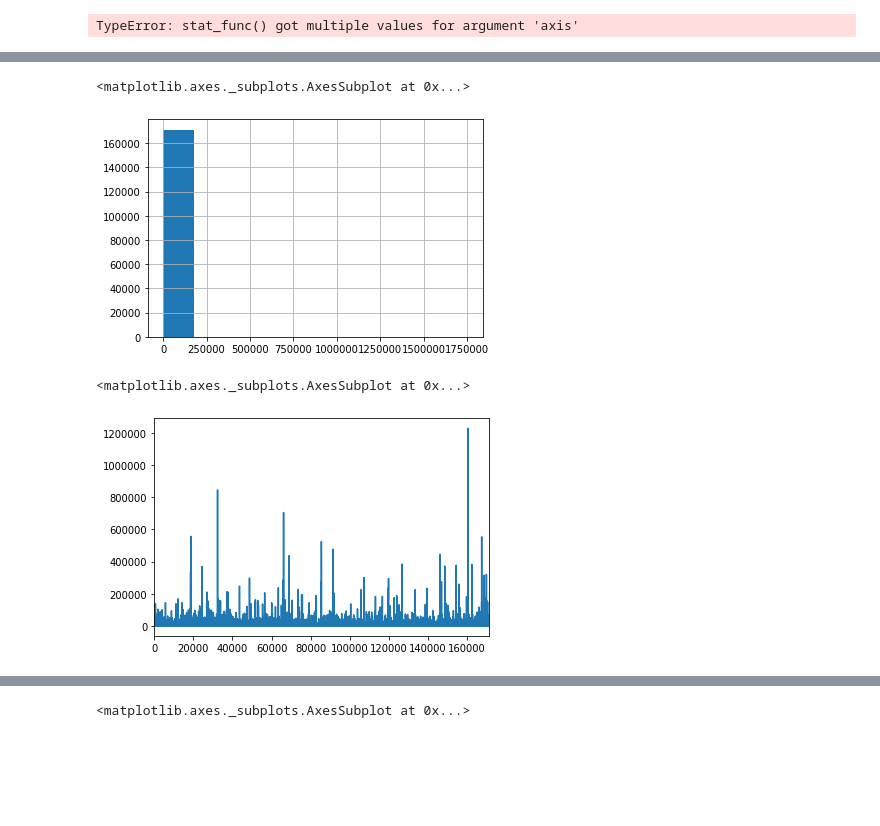
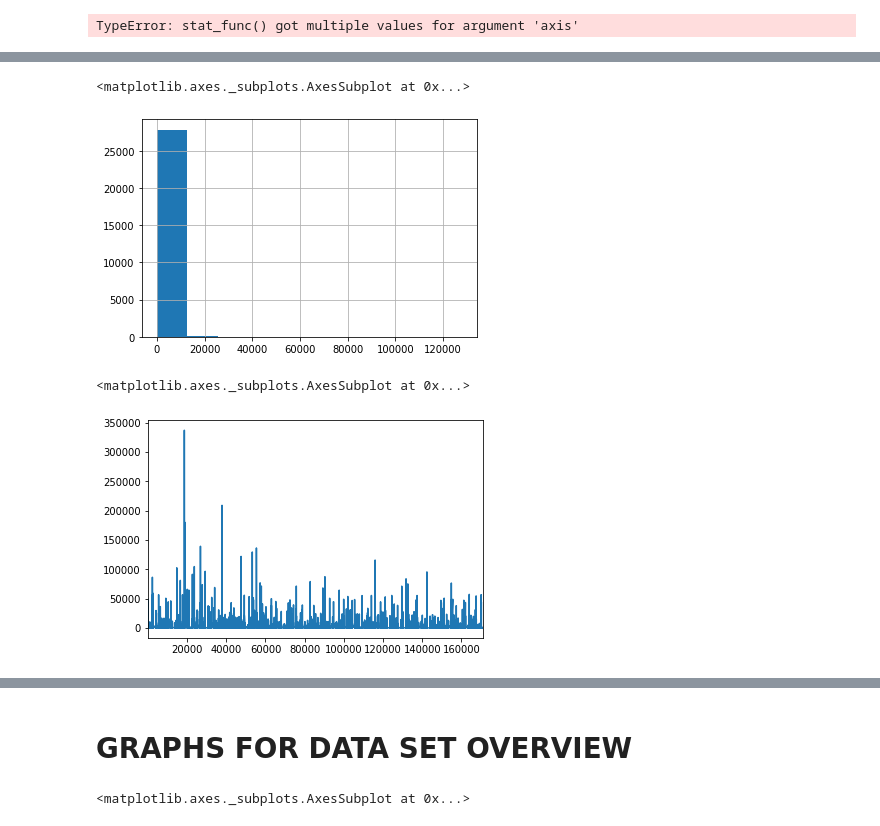
Before and after one commit to miguelgrisanti/YoutubeMXKeys, a Jupyter notebook: YoutubeRider.ipynb, the cells around one changed output, grey strips where cells are left out. Saved outputs shown, nothing was run; the diff lists cells and outputs as text; code cells hidden in the pictures; blank space fills up the shorter version.

```diff
--- a/YoutubeRider.ipynb
+++ b/YoutubeRider.ipynb
@@ -415,15 +417,15 @@ df_all_timestamps.head()
 | 3 | irIZRH3JlIw | 2017-11-14 | لقجع يثور في وجه الإتحاد الإيفوار... | أخبار اليوم | 25 | News & Politics | 2017-11-12 | 19:08:08 | ... |
 | 4 | SnHtzkQZggA | 2017-11-14 | عروس اسطنبول | اعلان الحلقة 25 | ... | تركييتنا - bizim Türkiye | 1 | Film & Animation | 2017-11-13 | 19:58:33 | ... |
 # %%
-df['dislikes'].hist()
+df_mexico['dislikes'].hist()
 # %% [output]
 <matplotlib.axes._subplots.AxesSubplot at 0x...>
-[figure, old version]
+[figure, new version]
 # %%
-df['comment_count'].plot()
+df_mexico['comment_count'].plot()
 # %% [output]
 <matplotlib.axes._subplots.AxesSubplot at 0x...>
-[figure, old version]
+[figure, new version]
 # %%
 df.describe()
 # %% [output]
@@ -445,4 +447,6 @@ df.head()
 | 2 | irIZRH3JlIw | 2017-11-14 | لقجع يثور في وجه الإتحاد الإيفوار... | أخبار اليوم | 25 | News & Politics | 2017-11-12 | 19:08:08 | ... |
 | 3 | SnHtzkQZggA | 2017-11-14 | عروس اسطنبول | اعلان الحلقة 25 | ... | تركييتنا - bizim Türkiye | 1 | Film & Animation | 2017-11-13 | 19:58:33 | ... |
 | 4 | u6EoWM2KMPE | 2017-11-14 | Portokalli, 12 Nentor 2017 - Poli... | Top Channel Albania | 23 | Comedy | 2017-11-13 | 13:33:26 | ... |
+# %% [markdown]
+# GRAPHS FOR DATA SET OVERVIEW
 # %%
```
Also changed, not shown: parts of 24 cells of this notebook.
